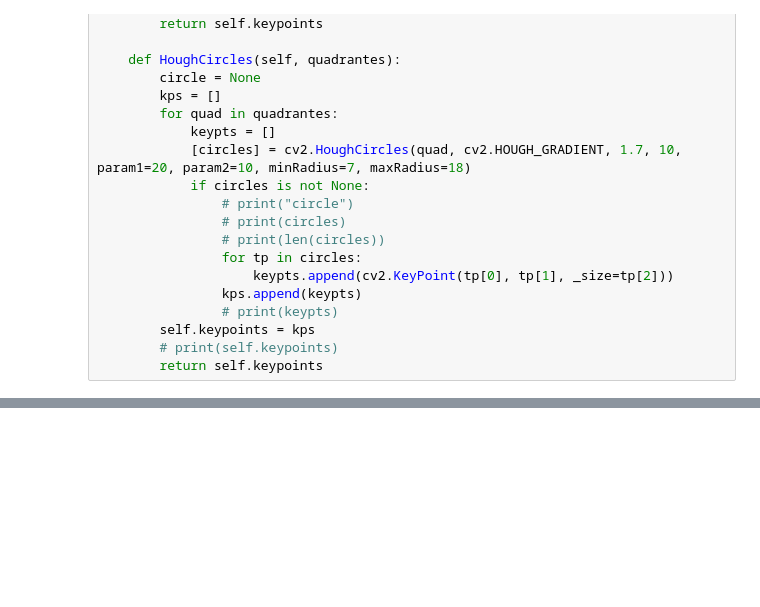
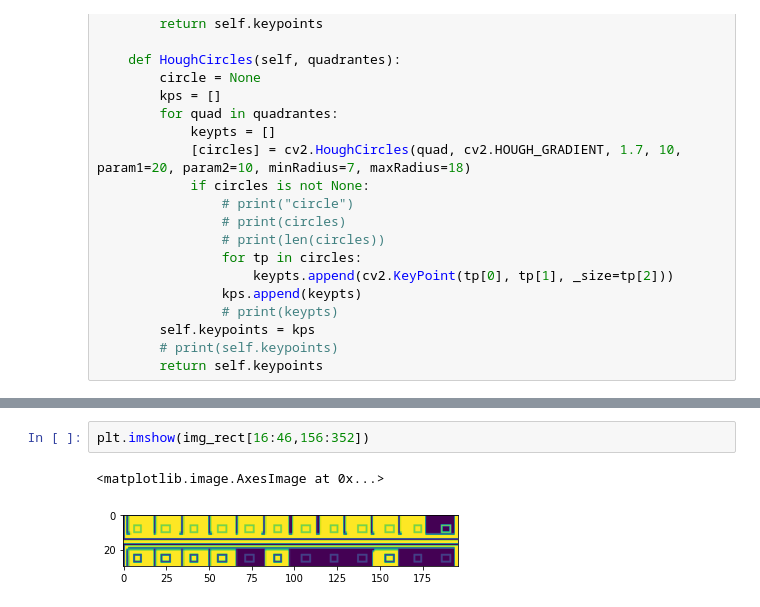
Before and after one commit to lgribeiro/SCC5830---Image-Processing-and-Analiysis-2022, a Jupyter notebook: Trabalho_morfologia_v3.ipynb, the cells around one changed output, grey strips where cells are left out. Cells and saved outputs as stored; diff of their text form; blank space fills up the shorter version.

```diff
--- a/Trabalho_morfologia_v3.ipynb
+++ b/Trabalho_morfologia_v3.ipynb
@@ -674,3 +747,8 @@ def detect_code(full_path, method=2):
     cv2_imshow(img_rect)
 
     return [test_blob, page_blob, n_code_blob]
+# %%
+plt.imshow(img_rect[16:46,156:352])
+# %% [output]
+<matplotlib.image.AxesImage at 0x...>
+[figure, added]
```
Also changed, not shown: parts of 9 cells of this notebook.
